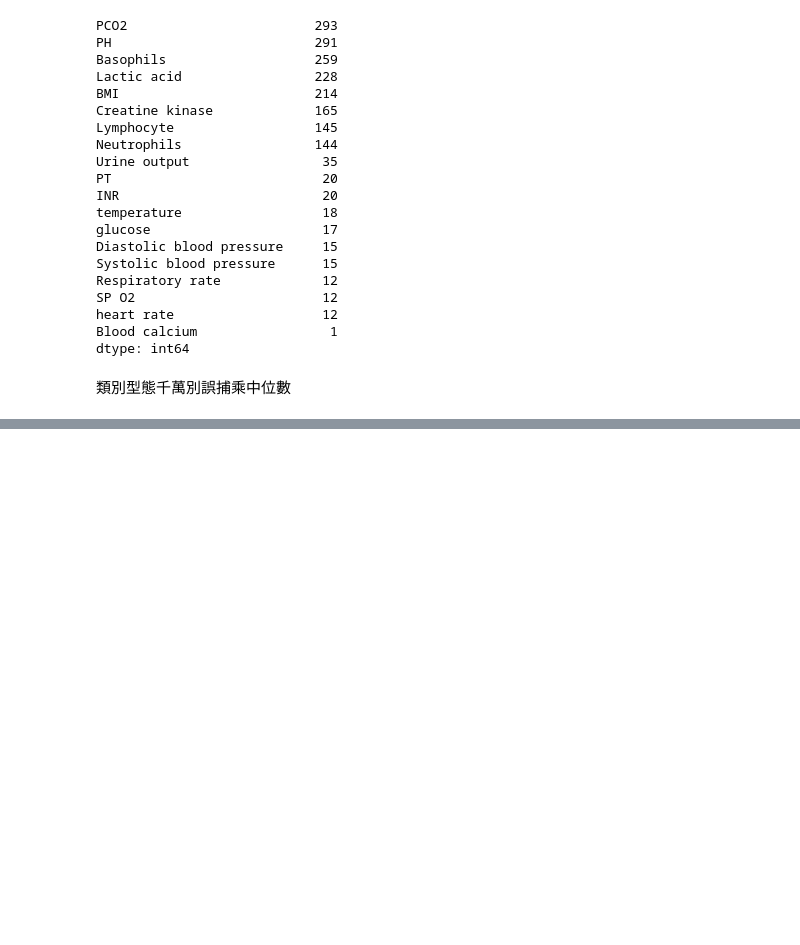
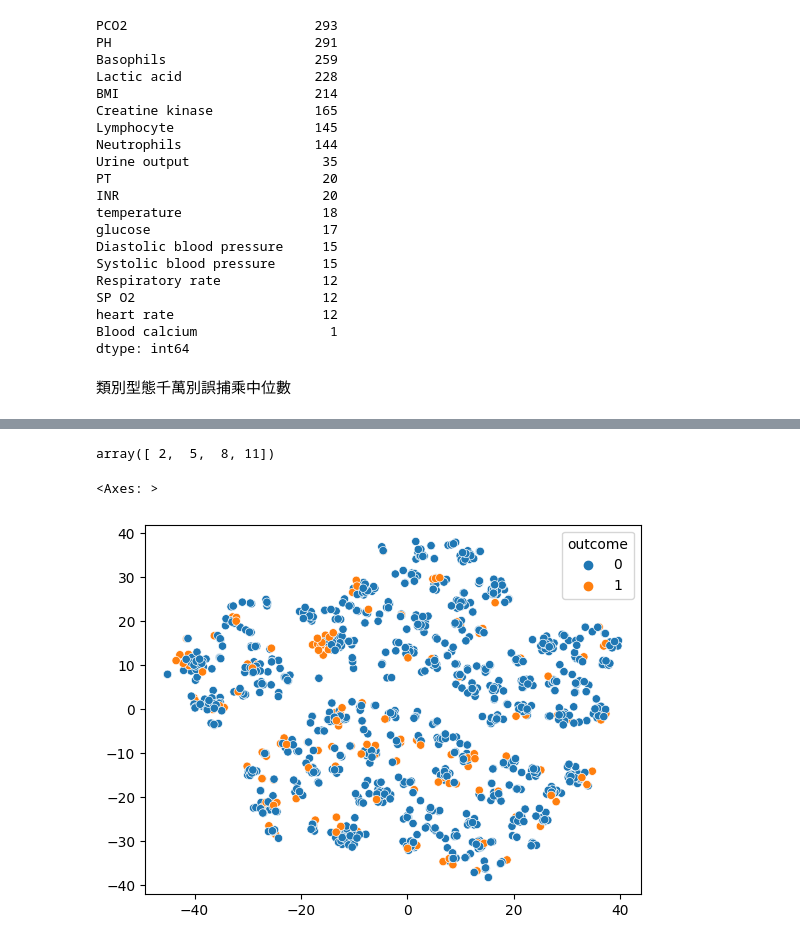
Before and after one commit to Elwing-Chou/kmuml, a Jupyter notebook: kmu早上0107.ipynb, the cells around one changed output, grey strips where cells are left out. Drawn from its saved outputs; the diff is of its cells as text; code cells hidden in the pictures; blank space fills up the shorter version.

```diff
--- a/kmu早上0107.ipynb
+++ b/kmu早上0107.ipynb
@@ -178,0 +188,8 @@ x = x.fillna(med)
+# %%
+from sklearn.preprocessing import MinMaxScaler
+from sklearn.manifold import TSNE
+scaler = MinMaxScaler()
+x_scale = scaler.fit_transform(x)
+tsne = TSNE(n_components=2)
+x_tsne = tsne.fit_transform(x_scale)
+x_tsne
@@ -178,0 +204,28 @@ x = x.fillna(med)
+# %%
+# demo numpy
+import numpy as np
+a = np.array([
+    [1, 2, 3],
+    [4, 5, 6],
+    [7, 8, 9],
+    [10, 11, 12]
+])
+# numpy的操作: array[對每個軸執行list的選用操作]
+# 取段: [start:end(exclusive)]
+# 取個: [idx]
+a[:3, :2]
+a[::-1, ::-1]
+a[::2, ::2]
+a[:, 0]
+a[:, 1]
+# %% [output]
+array([ 2,  5,  8, 11])
+# %%
+import matplotlib.pyplot as plt
+import seaborn as sns
+x_axis = x_tsne[:, 0]
+y_axis = x_tsne[:, 1]
+sns.scatterplot(x=x_axis, y=y_axis, hue=y)
+# %% [output]
+<Axes: >
+[figure, added]
```
Also changed, not shown: parts of 4 cells of this notebook.
